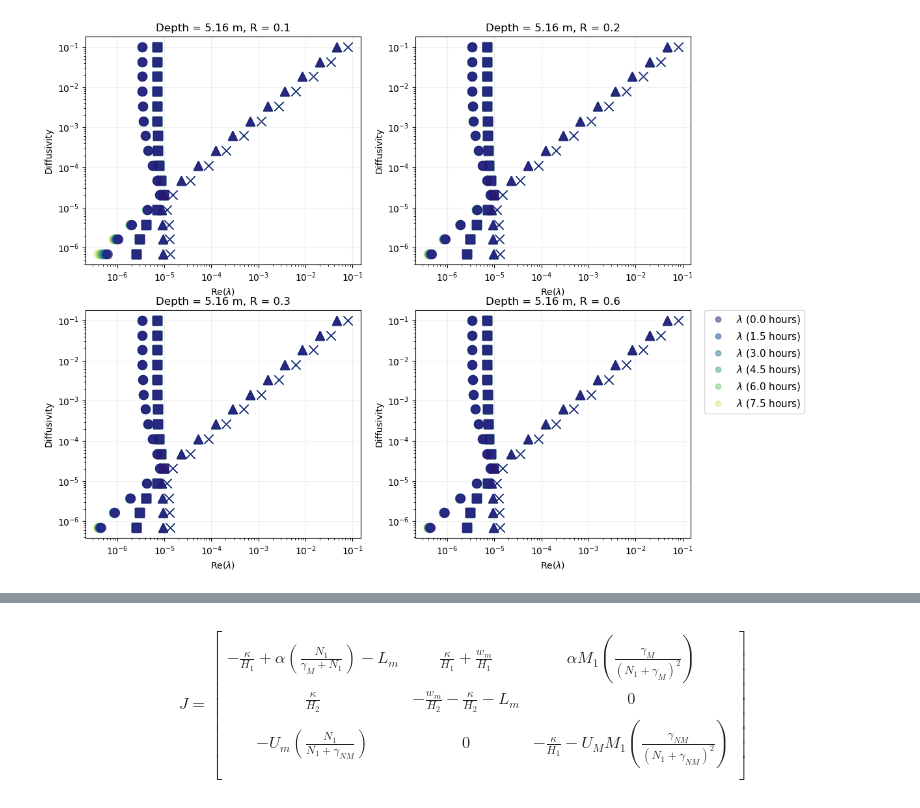
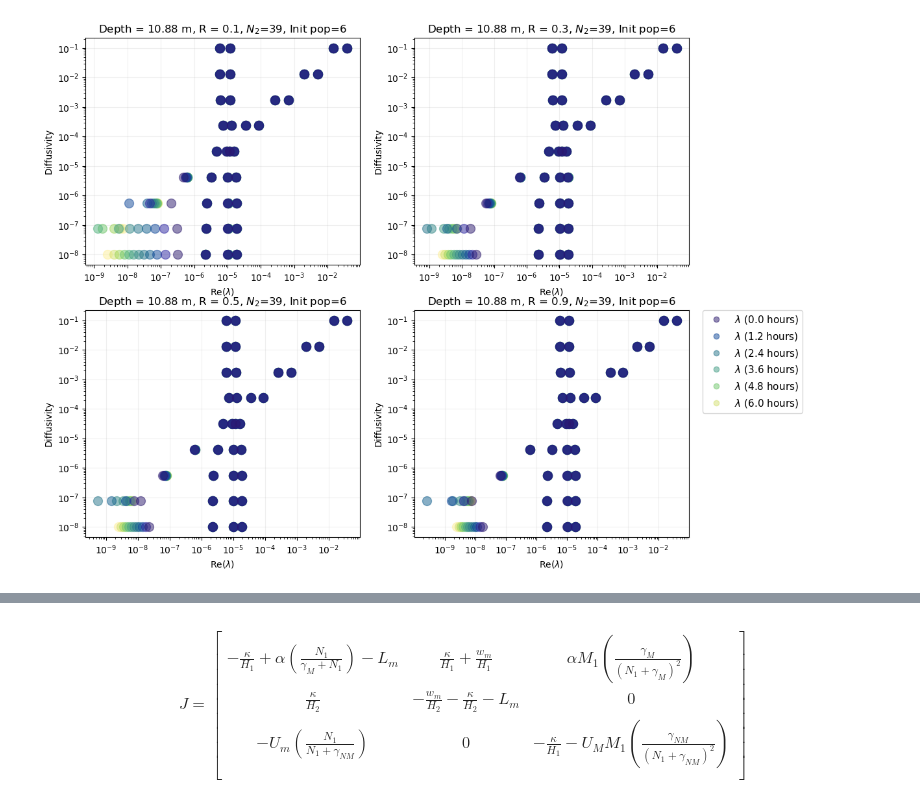
Before and after one commit to sienna-white/box_model, a Jupyter notebook: two_species.ipynb, the cells around one changed output, grey strips where cells are left out. Drawn from its saved outputs; the diff is of its cells as text; code cells hidden in the pictures.

```diff
--- a/two_species.ipynb
+++ b/two_species.ipynb
@@ -50,7 +13,8 @@ importlib.reload(pm)
 
 cmap = cmo.cm.balance
 
-dst = xr.open_dataset("population_dataset_time_2umol.nc")
+dst = xr.open_dataset("population_dataset_NO3_30umol.nc")
+n0 = 30
 
 N = len(dst.kappa)
 NT = len(dst.t)
@@ -61,4 +25,5 @@ NV = len(dst.depth)
 # hr2s = 1/3600
 
 print(dst)
+hr2s = 1/3600
 # %% [output]
@@ -81,12 +95,16 @@ Data variables:
 # Snapshot of three time frames
 TIMES = list(range(0, 300, 25))
 
-id = 2
-ir = 14
+id = 5
+ir = 5
+inut = 5
+ipop = 5
 
 # Depth = 5.00 m, R = 0.6, Kappa = 2e-04 (interesting)
 depth = dst.depth.values[id]
 ratio = dst.ratio.values[ir]
+n2 = dst.n2.values[inut]
+pop = dst.init.values[ipop]
 h1 = ratio * depth
 h2 = depth - h1
 
@@ -109,50 +127,53 @@ irs = [0, NV//4, NV//2, NV-1]
 for ix, ax in enumerate(axs):
     ir = irs[ix]
     ratio = dst.ratio.values[ir]
-    txt = "Depth = %2.2f m, R = %2.1f" % (depth, ratio)
+    txt = "Depth = %2.2f m, R = %2.1f, $N_2$=%d, Init pop=%d" % (depth, ratio, n2, pop)
     ax.set_title(txt)
-    for ik in range(0, 15, 1):
+    for ik in range(0, NV, 1):
         kappa = dst.kappa.values[ik]
         for it in TIMES:
             hour = dst.t.values[it]/3600
-            m1 = dst.m1.values[it, id ,ir, ik]
-            m2 = dst.m2.values[it, id ,ir, ik]
-            n1 = dst.n1.values[it, id ,ir, ik]
-            d1 = dst.d1.values[it, id ,ir, ik]
-            d2 = dst.d2.values[it, id ,ir, ik]
+            m1 = dst.m1.values[it, inut, ipop, id ,ir, ik] # t, n2, init, depth, ratio, kappa
+            m2 = dst.m2.values[it, inut, ipop, id ,ir, ik]
+            n1 = dst.n1.values[it, inut, ipop, id ,ir, ik]
+            d1 = dst.d1.values[it, inut, ipop, id ,ir, ik]
+            d2 = dst.d2.values[it, inut, ipop, id ,ir, ik]
+
             eigenvalues, ev = pm.jacobian_2s(kappa, h1, h2, m1, m2, d1, d2, n1)
             for e, eig in enumerate(eigenvalues):
                 if eig.real < 0:
                     eigenvalues[e] = -eig
                     ev[e] = -ev[e]
             eigenvalues = sorted(eigenvalues)
             vector0 = np.array([m1, m2, n1])
             color = cmo.cm.haline_r(it/max(TIMES))
 
             for ie, eigenvalue in enumerate(eigenvalues[0:4]):
                 # if eigenvalue.real<0:
                 #     vector0 = -vector
                 # else:
                 #     vector0 = vector
                 ev0 = ev[ie]/ np.linalg.norm(ev[ie])
                 vector0 = vector0/ np.linalg.norm(vector0)
                 if eigenvalue.imag != 0:
                     print("Complex eigenvalue!", eigenvalue.imag)
+                    ax.plot(abs(eigenvalue.imag), kappa, '*', color=color, alpha=0.5, markersize=10) #, label=r"$\lambda_%d$ (%2.1f hours)" % (ie, hour), )
+
                 if ((it%2) == 0):
-                    ax.plot(abs(eigenvalue.real), kappa, shapes[ie], color=color, alpha=0.5, markersize=10) #, label=r"$\lambda_%d$ (%2.1f hours)" % (ie, hour), )
+                    ax.plot(abs(eigenvalue.real), kappa, 'o', color=color, alpha=0.5, markersize=10) #, label=r"$\lambda_%d$ (%2.1f hours)" % (ie, hour), )
                     # ax2.plot(ev0.dot(vector0), kappa, shapes[ie],  color=color, alpha=0.5)#,  label=r"$V_%d$ (%2.1f hours)" % (ie, hour))
                 else:
-                    ax.plot(abs(eigenvalue.real), kappa, shapes[ie],  color=color, alpha=0.5, markersize=10)
+                    ax.plot(abs(eigenvalue.real), kappa, 'o',  color=color, alpha=0.5, markersize=10)
                     # ax2.plot(ev0.dot(vector0), kappa, shapes[ie],  color=color, alpha=0.5)
                     # print(ev[ie].dot(ev[ie+1]))
 
 for it in TIMES[::2]:
     hour = dst.t.values[it]/3600
     ax.plot([],[], 'o', alpha=0.5, color = cmo.cm.haline(it/max(TIMES)),  label=r"$\lambda$ (%2.1f hours)" % (hour))
 
 ax.legend(bbox_to_anchor=(1.05, 1), ncols=1, loc='upper left', borderaxespad=0., fontsize=11,)
 fn = txt.replace(",", "_")
 # fig.savefig("eigens/%s.png" % fn, dpi=300)
 # %% [output]
-[figure, old version]
+[figure, new version]
 # %%
```
Also changed, not shown: parts of 17 cells of this notebook, 10 other files.
